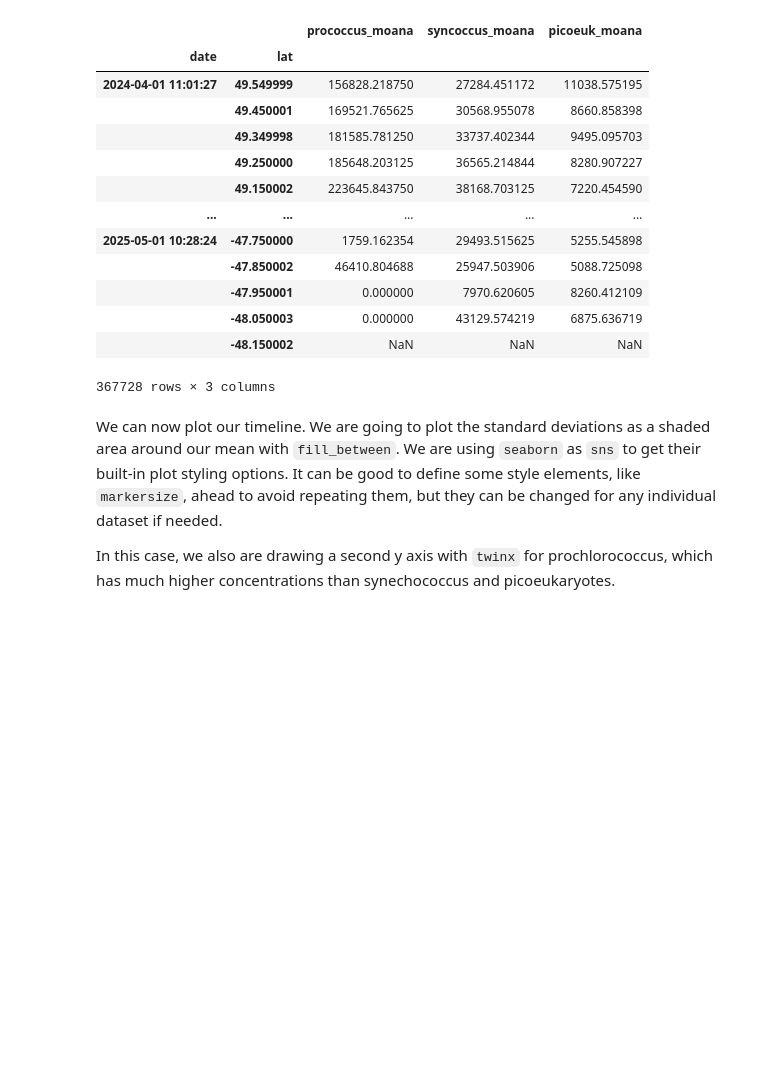
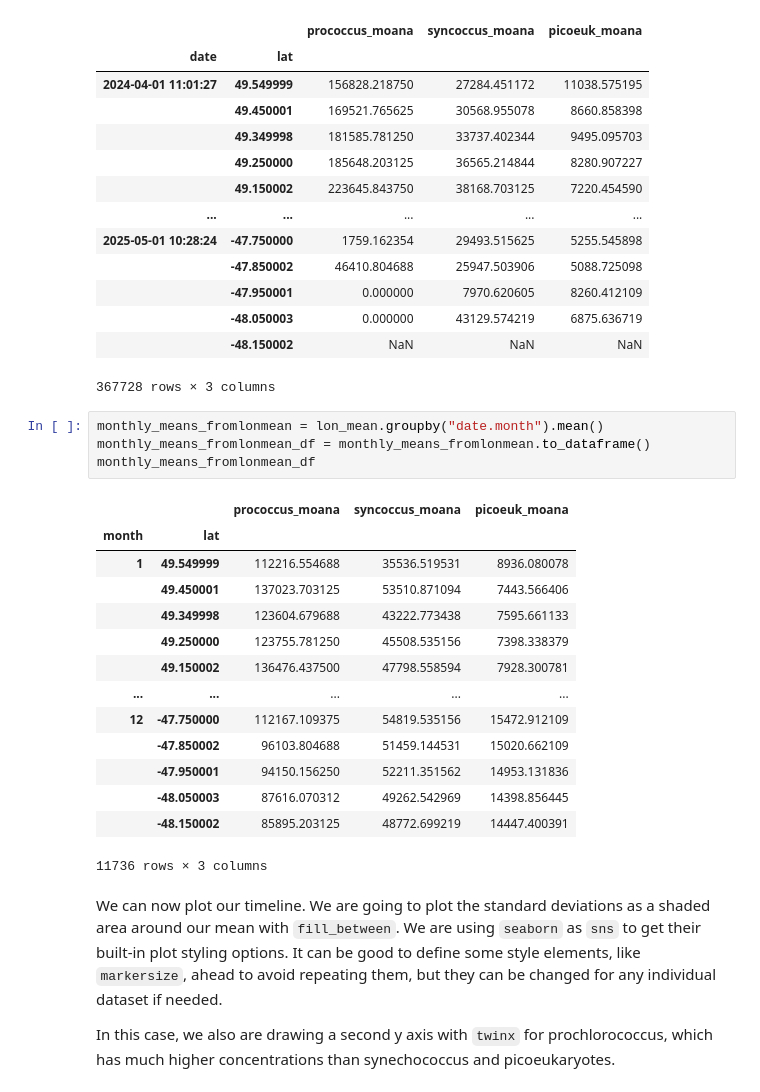
Before and after one commit to pedmondlerner/phytoSTEW, a Jupyter notebook: Team/Shailja/moana_timeseries_hovmoller.ipynb, the cells around one changed output. Saved outputs shown, nothing was run; the diff lists cells and outputs as text; blank space fills up the shorter version.

```diff
--- a/Team/Shailja/moana_timeseries_hovmoller.ipynb
+++ b/Team/Shailja/moana_timeseries_hovmoller.ipynb
@@ -519,6 +521,25 @@ lon_mean_df
 |  | -48.050003 | 0.000000 | 43129.574219 | 6875.636719 |
 |  | -48.150002 | NaN | NaN | NaN |
 367728 rows × 3 columns
+# %%
+monthly_means_fromlonmean = lon_mean.groupby("date.month").mean()
+monthly_means_fromlonmean_df = monthly_means_fromlonmean.to_dataframe()
+monthly_means_fromlonmean_df
+# %% [output]
+|  |  | prococcus_moana | syncoccus_moana | picoeuk_moana |
+| month | lat |  |  |  |
+| 1 | 49.549999 | 112216.554688 | 35536.519531 | 8936.080078 |
+|  | 49.450001 | 137023.703125 | 53510.871094 | 7443.566406 |
+|  | 49.349998 | 123604.679688 | 43222.773438 | 7595.661133 |
+|  | 49.250000 | 123755.781250 | 45508.535156 | 7398.338379 |
+|  | 49.150002 | 136476.437500 | 47798.558594 | 7928.300781 |
+| ... | ... | ... | ... | ... |
+| 12 | -47.750000 | 112167.109375 | 54819.535156 | 15472.912109 |
+|  | -47.850002 | 96103.804688 | 51459.144531 | 15020.662109 |
+|  | -47.950001 | 94150.156250 | 52211.351562 | 14953.131836 |
+|  | -48.050003 | 87616.070312 | 49262.542969 | 14398.856445 |
+|  | -48.150002 | 85895.203125 | 48772.699219 | 14447.400391 |
+11736 rows × 3 columns
 # %% [markdown]
 We can now plot our timeline. We are going to plot the standard deviations as a shaded area around our mean with `fill_between`. We are using `seaborn` as `sns` to get their built-in plot styling options. It can be good to define some style elements, like `markersize`, ahead to avoid repeating them, but they can be changed for any individual dataset if needed.
 
```
Also changed, not shown: parts of 11 cells of this notebook.
